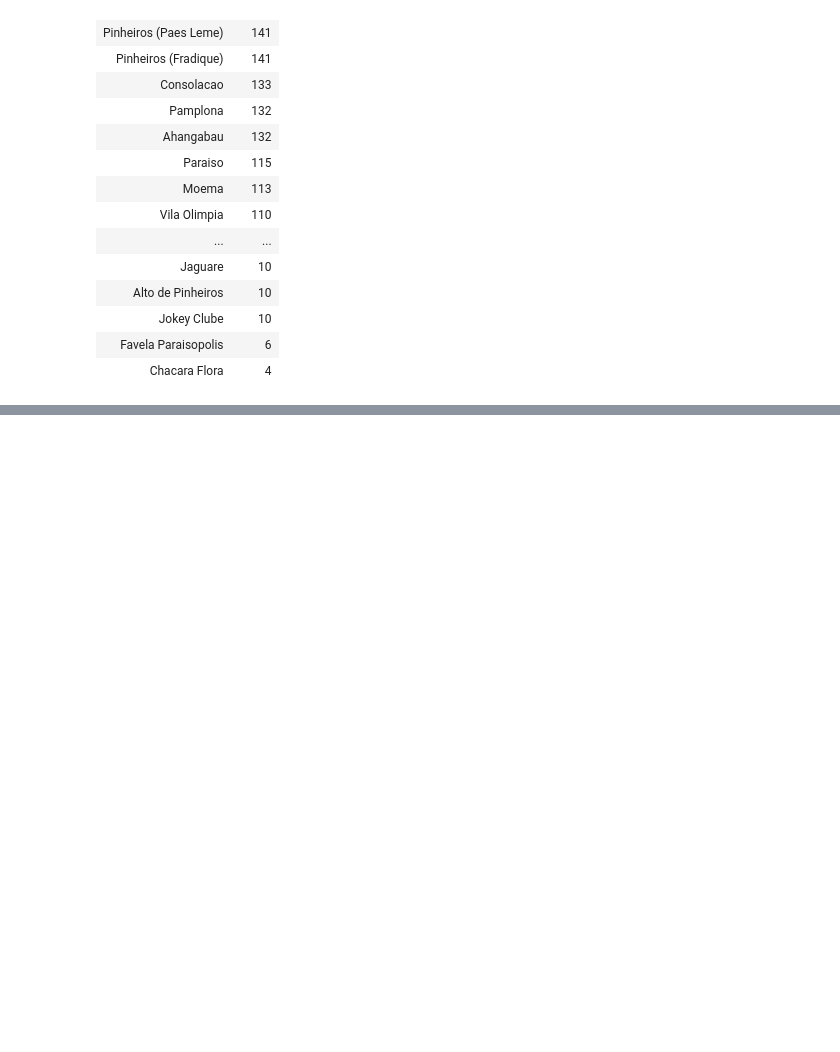
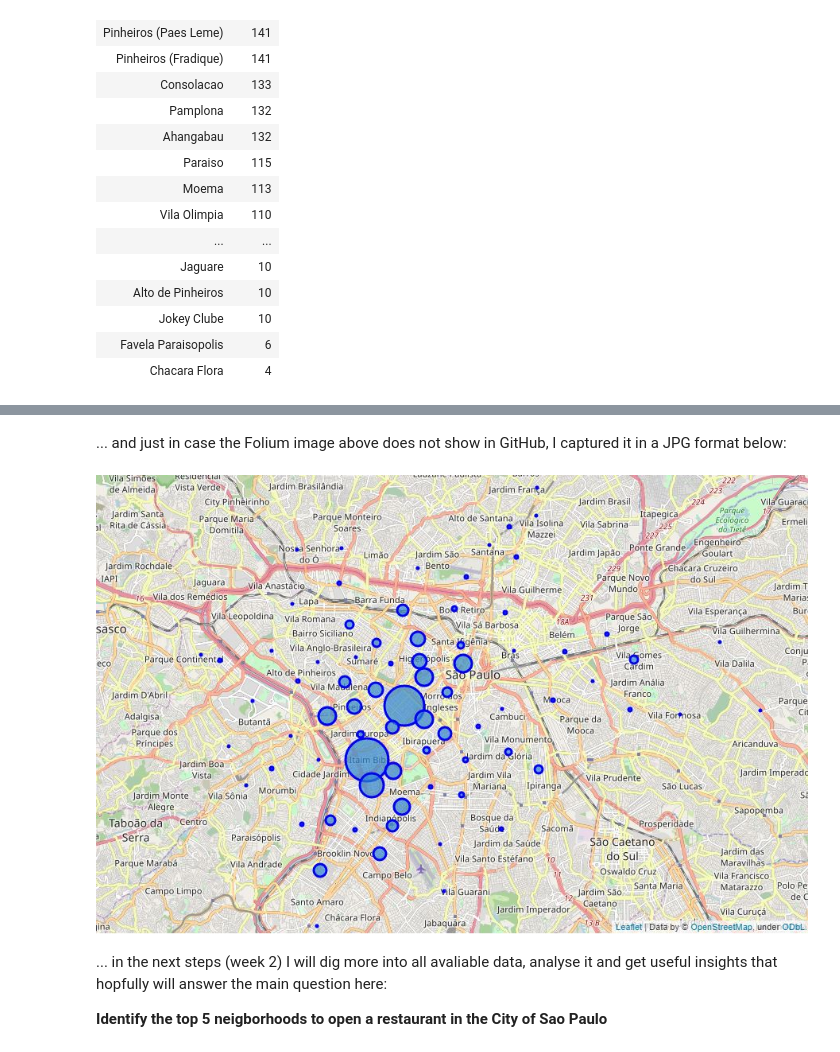
Before and after one commit to gustavort3/Coursera_Capstone, a Jupyter notebook: Capstone Project - The Battle of Neighborhoods - 1st Week.ipynb, the cells around one changed output, grey strips where cells are left out. Cells and saved outputs as stored; diff of their text form; code cells hidden in the pictures; blank space fills up the shorter version.

Commit message:
Coursera Cpastone project: The Battle of Neighborhoods (Week 1)

```diff
--- a/Capstone Project - The Battle of Neighborhoods - 1st Week.ipynb
+++ b/Capstone Project - The Battle of Neighborhoods - 1st Week.ipynb
@@ -940,0 +422,11 @@ For the second week, the final deliverables of the project will be:
+# %% [markdown]
+... and just in case the Folium image above does not show in GitHub, I captured it in a JPG format below:
+# %%
+from IPython.display import Image
+Image(filename='sp-total-venues-p3.JPG')
+# %% [output]
+[figure, added]
+# %% [markdown]
+... in the next steps (week 2) I will dig more into all avaliable data, analyse it and get useful insights that hopfully will  answer the main question here:
+
+**Identify the top 5 neigborhoods to open a restaurant in the City of Sao Paulo**
```
Also changed, not shown: parts of 70 cells of this notebook.
